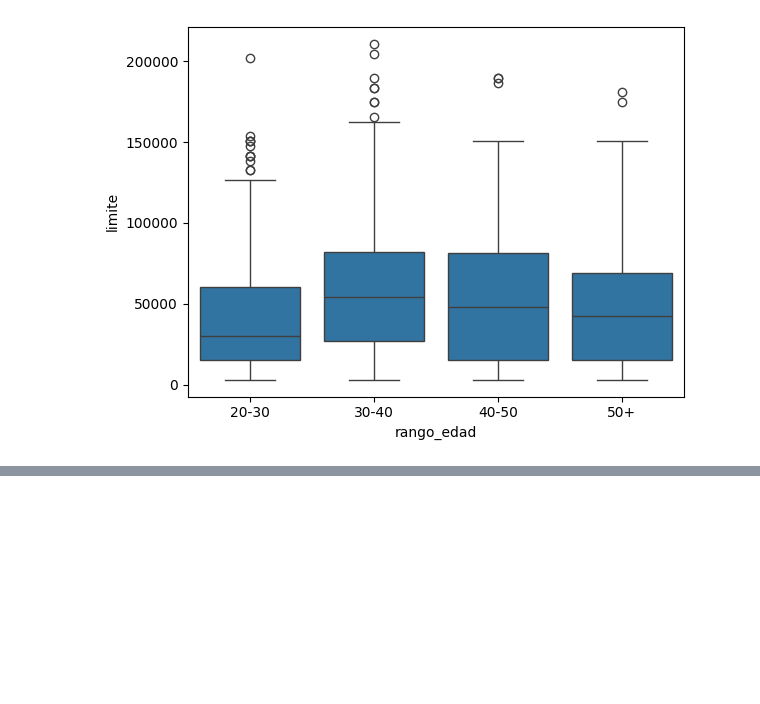
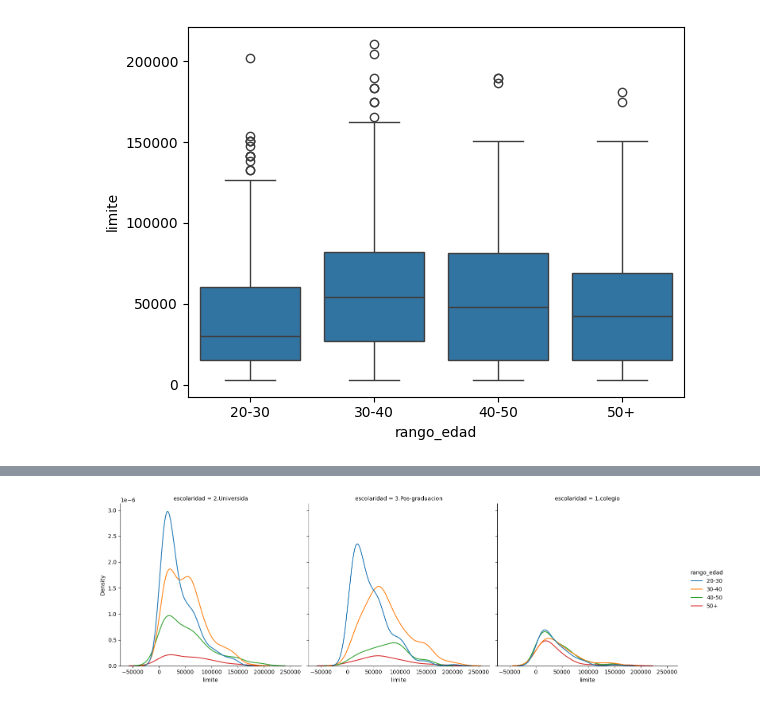
Before and after one commit to celioso/DataVisualizationExplorandoConSeaborn, a Jupyter notebook: analisis_de_Datos.ipynb, the cells around one changed output, grey strips where cells are left out. Cells and saved outputs as stored; diff of their text form; code cells hidden in the pictures; blank space fills up the shorter version.

```diff
--- a/analisis_de_Datos.ipynb
+++ b/analisis_de_Datos.ipynb
@@ -331,0 +343,4 @@ sns.boxplot(x="rango_edad", y="limite",data=tarjetas)
+# %%
+sns.displot(data=tarjetas, x="limite", col="escolaridad", kind="kde", hue="rango_edad");
+# %% [output]
+[figure, added]
```
Also changed, not shown: parts of 8 cells of this notebook.
